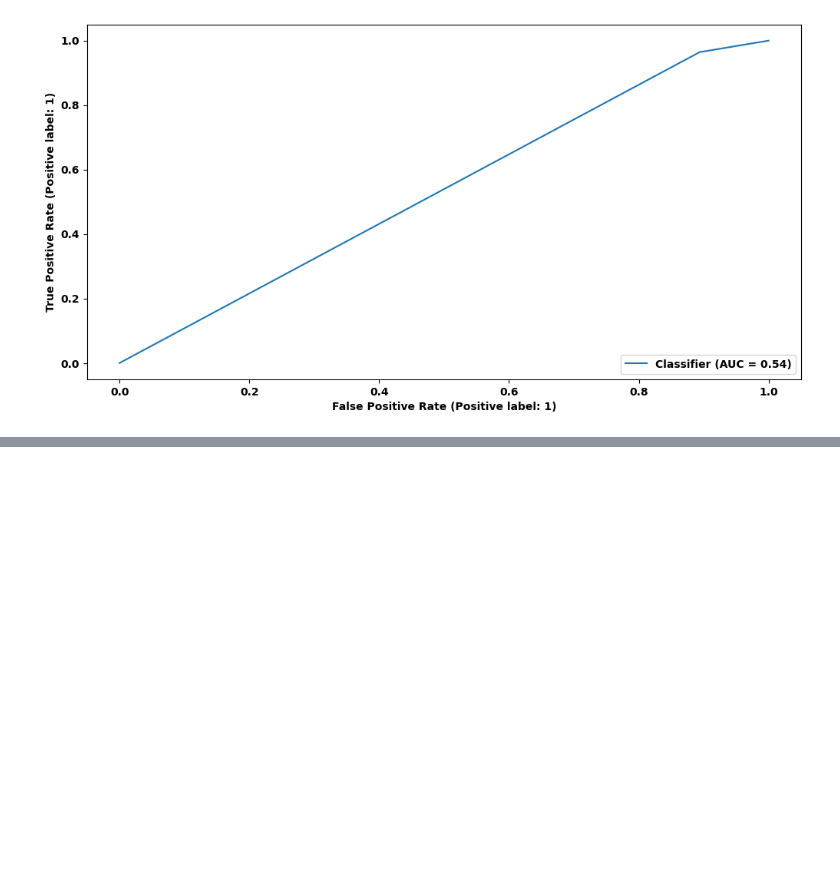
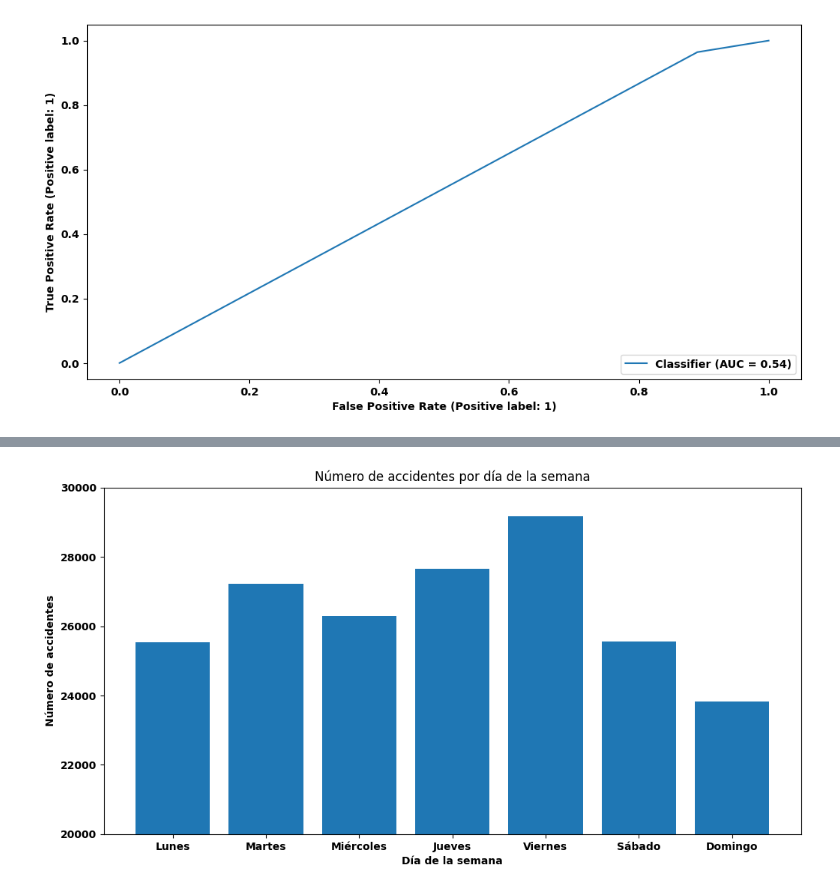
Before and after one commit to davidruiiz/proyecto_CONVIVE, a Jupyter notebook: notebooks/Proyecto_CONVIVE.ipynb, the cells around one changed output, grey strips where cells are left out. Cells and saved outputs as stored; diff of their text form; code cells hidden in the pictures; blank space fills up the shorter version.

```diff
--- a/notebooks/Proyecto_CONVIVE.ipynb
+++ b/notebooks/Proyecto_CONVIVE.ipynb
@@ -1133,0 +1113,26 @@ Name: count, dtype: int64
+# %%
+import pandas as pd
+import matplotlib.pyplot as plt
+
+# Leer el archivo CSV
+datos = pd.read_csv('../data/2019-2023_Accidentalidad.csv', sep=';' , on_bad_lines='skip')
+
+# Crear una nueva columna con el día de la semana
+df_accidentes['dia_semana'] = pd.to_datetime(datos['fecha']).dt.day_name()
+
+# Contar el número de accidentes por día de la semana
+accidentes_por_dia = df_accidentes['dia_semana'].value_counts().reindex(['Monday', 'Tuesday', 'Wednesday', 'Thursday', 'Friday', 'Saturday', 'Sunday'])
+
+#Cambiar nombre de los dias de la semana
+accidentes_por_dia.index = ['Lunes', 'Martes', 'Miércoles', 'Jueves', 'Viernes', 'Sábado', 'Domingo']
+
+# Gráfico de barras del número de accidentes por día de la semana
+plt.bar(accidentes_por_dia.index, accidentes_por_dia.values)
+plt.title('Número de accidentes por día de la semana')
+plt.xlabel('Día de la semana')
+plt.ylabel('Número de accidentes')
+# Ajustar el gráfico desde 20000 hasta 30000
+plt.ylim(20000, 30000)
+plt.show()
+# %% [output]
+[figure, added]
```
Also changed, not shown: parts of 44 cells of this notebook, 1 other file.
